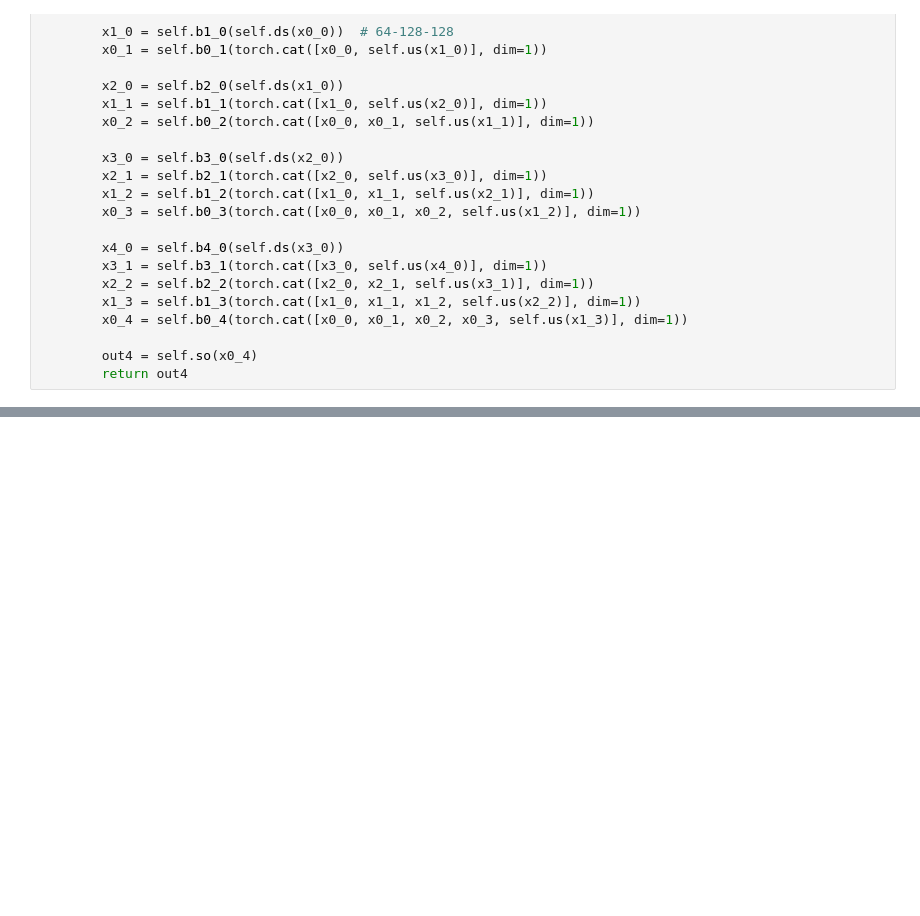
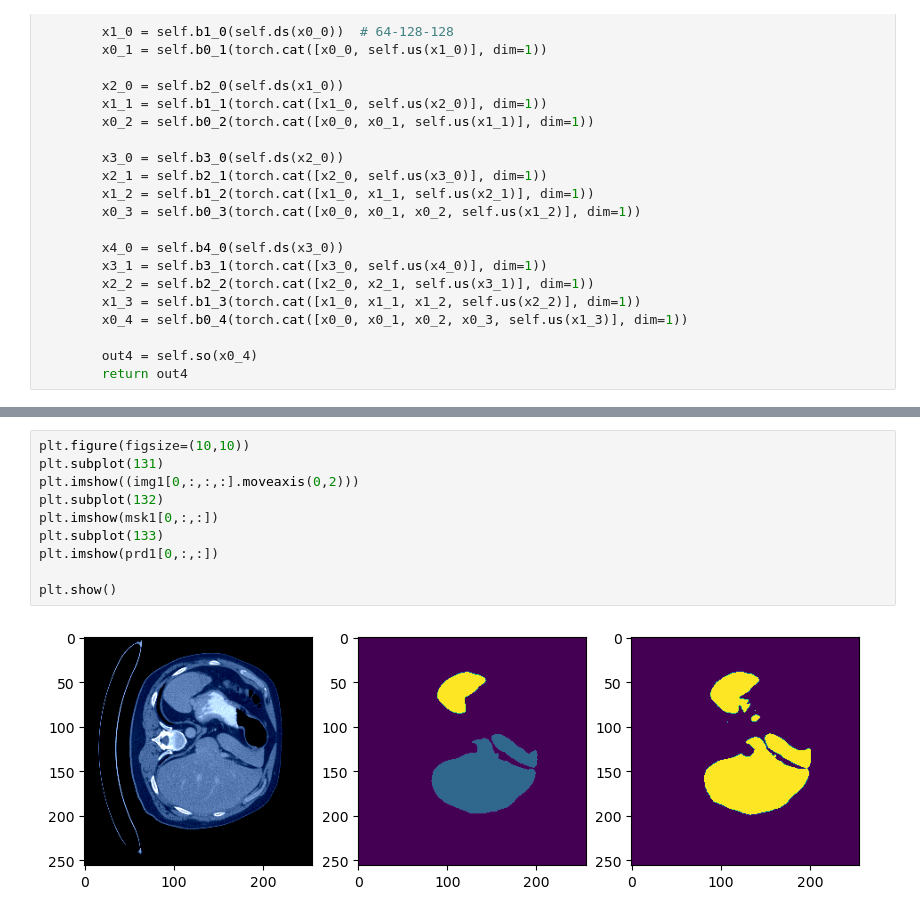
Before and after one commit to fleckleind/AbdomenCT_trial, a Jupyter notebook: abdomenct-unetpp.ipynb, the cells around one changed output, grey strips where cells are left out. Saved outputs shown, nothing was run; the diff lists cells and outputs as text; blank space fills up the shorter version.

```diff
--- a/abdomenct-unetpp.ipynb
+++ b/abdomenct-unetpp.ipynb
@@ -275,0 +288,12 @@ Validation Accuracy:0.5925799012184143
+# %%
+plt.figure(figsize=(10,10))
+plt.subplot(131)
+plt.imshow((img1[0,:,:,:].moveaxis(0,2)))
+plt.subplot(132)
+plt.imshow(msk1[0,:,:])
+plt.subplot(133)
+plt.imshow(prd1[0,:,:])
+
+plt.show()
+# %% [output]
+[figure, added]
```
Also changed, not shown: parts of 3 cells of this notebook.
